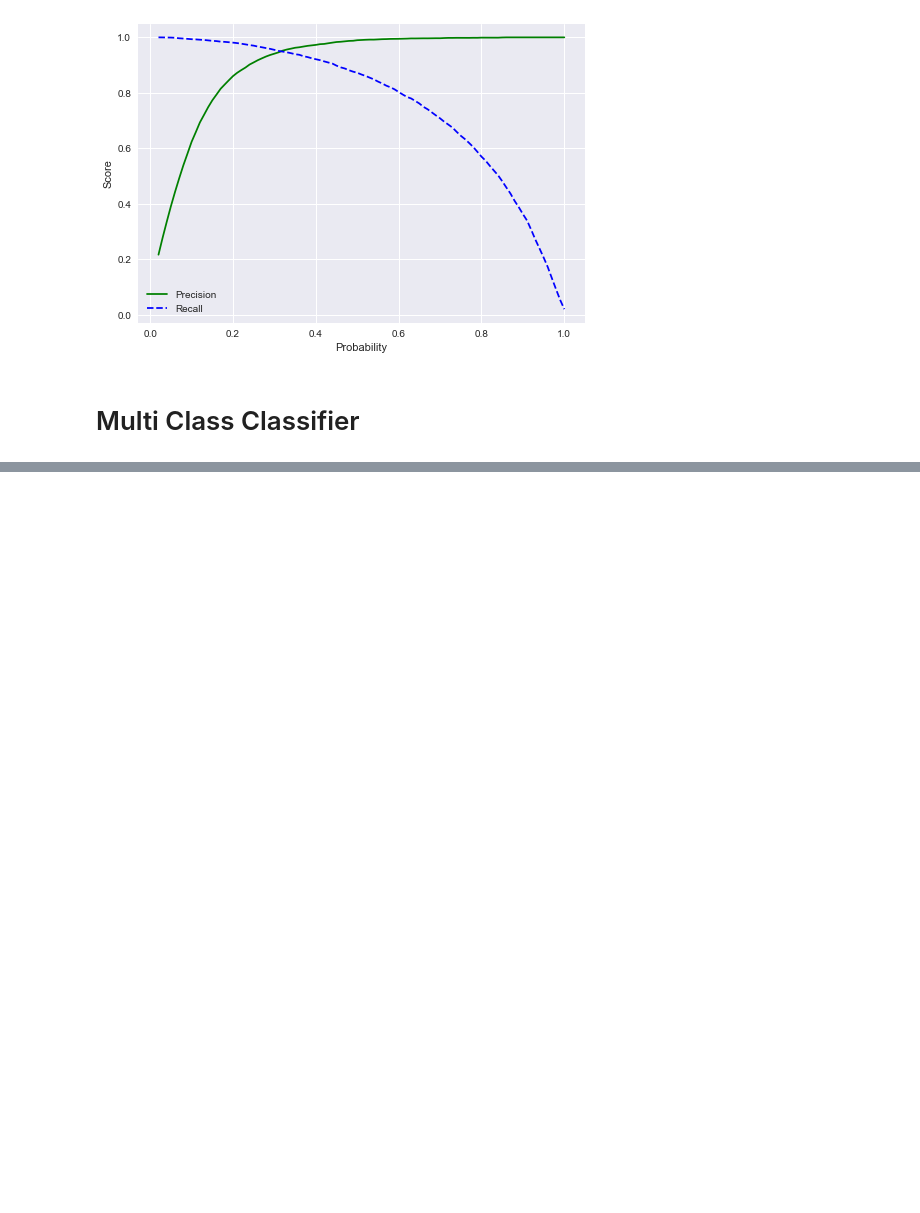
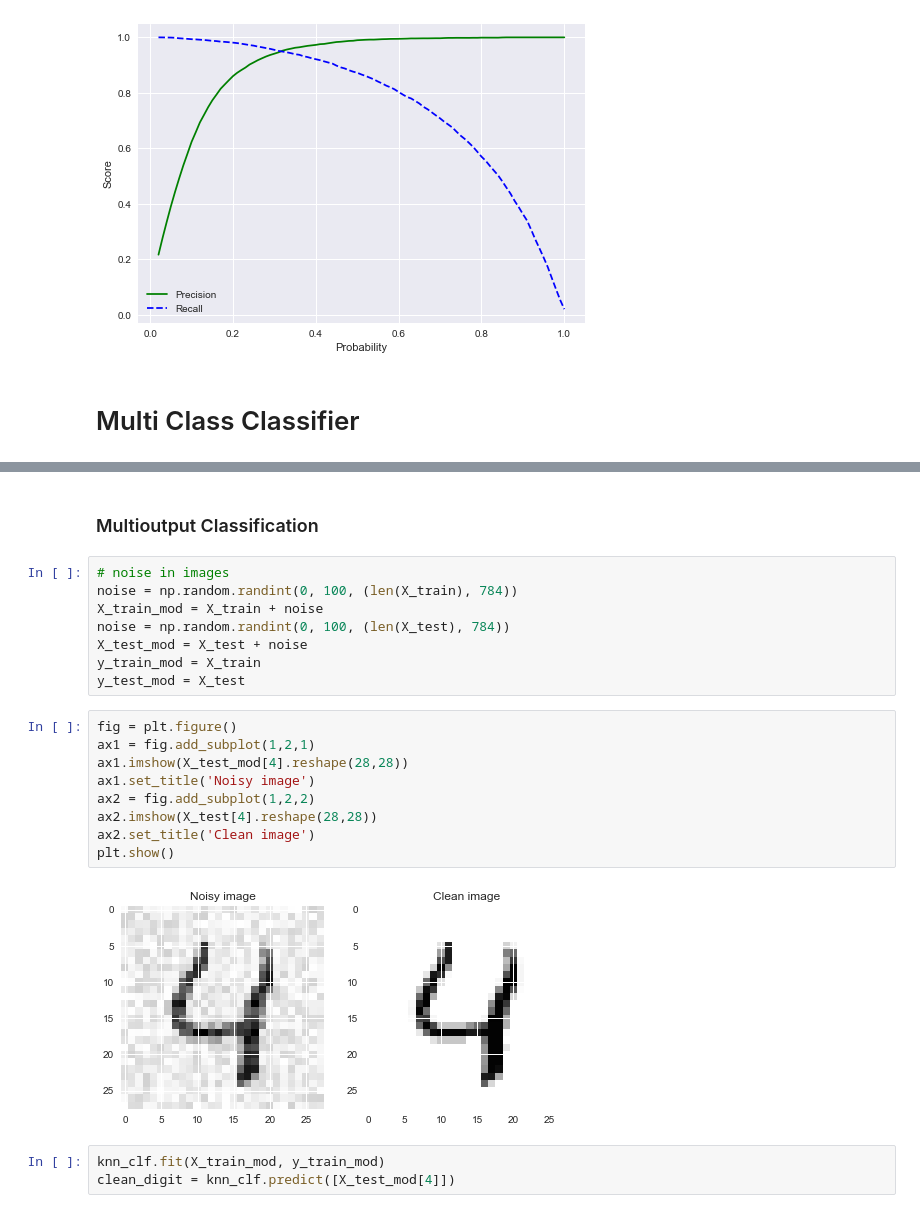
Before and after one commit to Edison0019/basic_to_advance_ml, a Jupyter notebook: Code/Classification MNIST.ipynb, the cells around one changed output, grey strips where cells are left out. Drawn from its saved outputs; the diff is of its cells as text; blank space fills up the shorter version.

```diff
--- a/Code/Classification MNIST.ipynb
+++ b/Code/Classification MNIST.ipynb
@@ -256,0 +426,24 @@ plt.show()
+# %% [markdown]
+### Multioutput Classification
+# %%
+# noise in images
+noise = np.random.randint(0, 100, (len(X_train), 784))
+X_train_mod = X_train + noise
+noise = np.random.randint(0, 100, (len(X_test), 784))
+X_test_mod = X_test + noise
+y_train_mod = X_train
+y_test_mod = X_test
+# %%
+fig = plt.figure()
+ax1 = fig.add_subplot(1,2,1)
+ax1.imshow(X_test_mod[4].reshape(28,28))
+ax1.set_title('Noisy image')
+ax2 = fig.add_subplot(1,2,2)
+ax2.imshow(X_test[4].reshape(28,28))
+ax2.set_title('Clean image')
+plt.show()
+# %% [output]
+[figure, added]
+# %%
+knn_clf.fit(X_train_mod, y_train_mod)
+clean_digit = knn_clf.predict([X_test_mod[4]])
```
Also changed, not shown: parts of 34 cells of this notebook.
